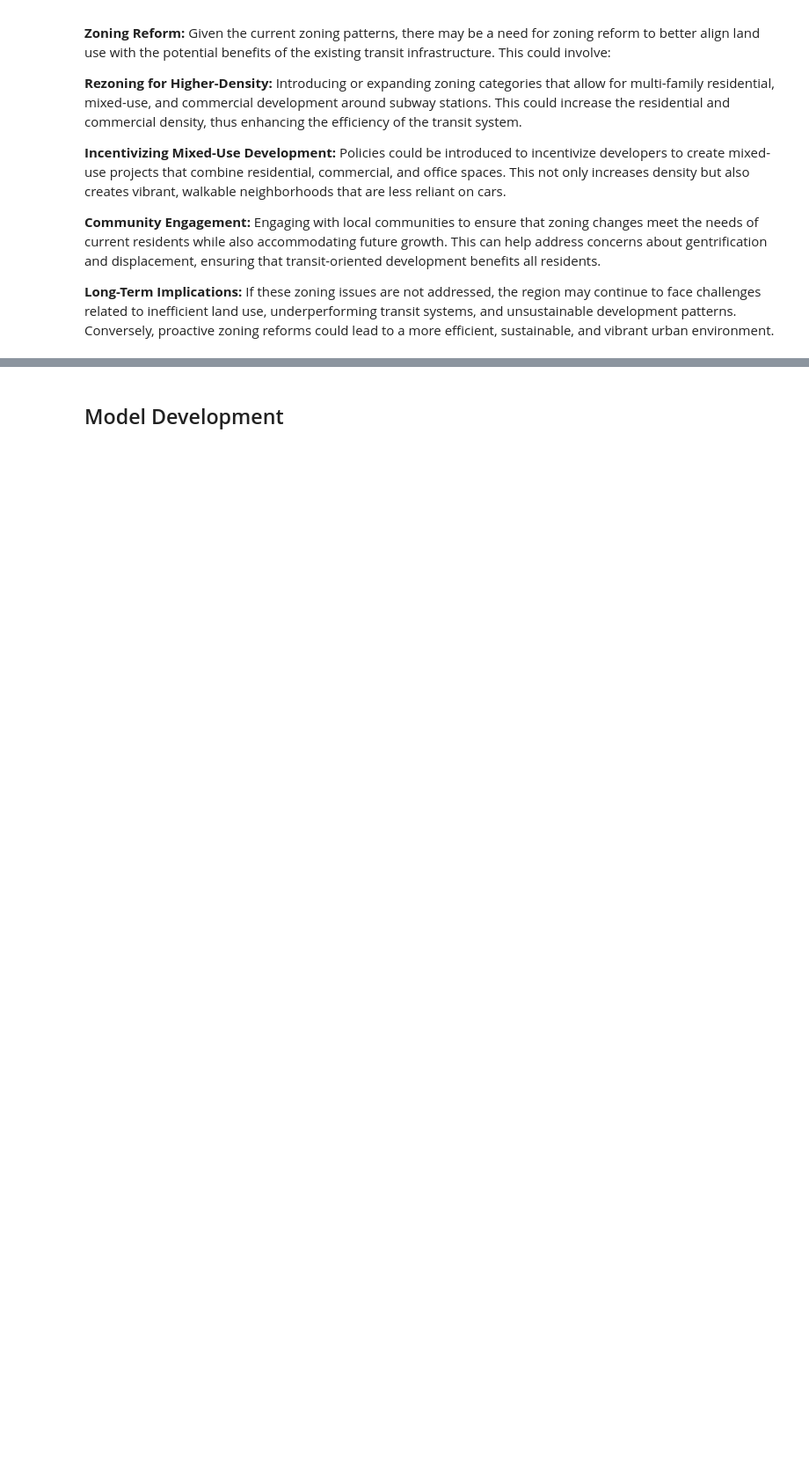
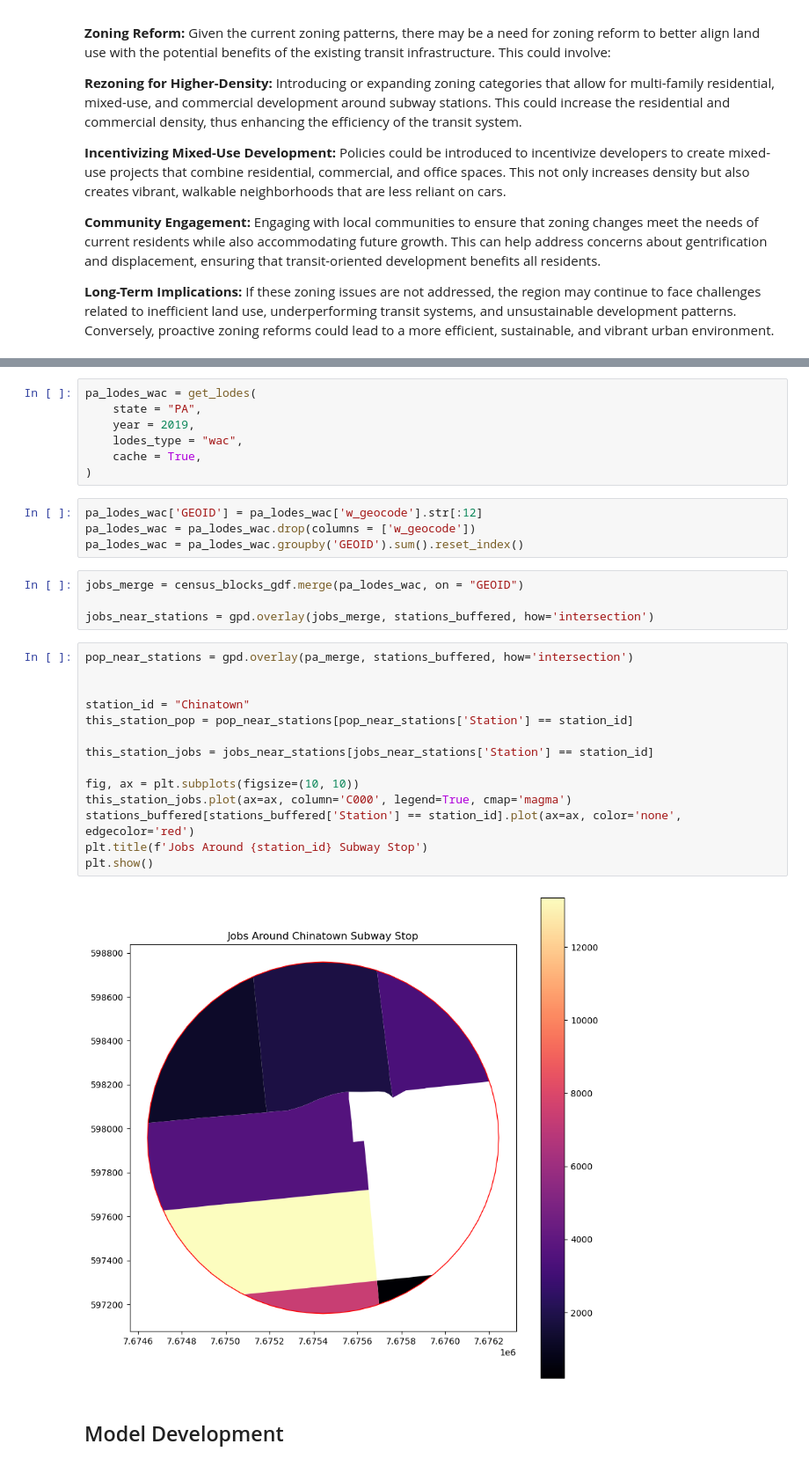
Before and after one commit to owenmcginley/SEPTA-Transit-Oriented-Development, a Jupyter notebook: SEPTA_Zoning_Analysis.ipynb, the cells around one changed output, grey strips where cells are left out. Shown at 88% size. Cells and saved outputs as stored; diff of their text form; blank space fills up the shorter version.

Commit message:
Adding additional variables to improve model
I have now begun to pull data such as population, income and employment from US Census data in order to better model ridership

```diff
--- a/SEPTA_Zoning_Analysis.ipynb
+++ b/SEPTA_Zoning_Analysis.ipynb
@@ -310,3 +346,34 @@ plt.show()
+# %%
+pa_lodes_wac = get_lodes(
+    state = "PA",
+    year = 2019,
+    lodes_type = "wac",
+    cache = True,
+)
+# %%
+pa_lodes_wac['GEOID'] = pa_lodes_wac['w_geocode'].str[:12]
+pa_lodes_wac = pa_lodes_wac.drop(columns = ['w_geocode'])
+pa_lodes_wac = pa_lodes_wac.groupby('GEOID').sum().reset_index()
+# %%
+jobs_merge = census_blocks_gdf.merge(pa_lodes_wac, on = "GEOID")
+
+jobs_near_stations = gpd.overlay(jobs_merge, stations_buffered, how='intersection')
+# %%
+pop_near_stations = gpd.overlay(pa_merge, stations_buffered, how='intersection')
+
+
+station_id = "Chinatown"
+this_station_pop = pop_near_stations[pop_near_stations['Station'] == station_id]
+
+this_station_jobs = jobs_near_stations[jobs_near_stations['Station'] == station_id]
+
+fig, ax = plt.subplots(figsize=(10, 10))
+this_station_jobs.plot(ax=ax, column='C000', legend=True, cmap='magma')
+stations_buffered[stations_buffered['Station'] == station_id].plot(ax=ax, color='none', edgecolor='red')
+plt.title(f'Jobs Around {station_id} Subway Stop')
+plt.show()
+# %% [output]
+[figure, added]
 # %% [markdown]
 ## Model Development
 # %%
```
Also changed, not shown: parts of 12 cells of this notebook, 8 other files.
